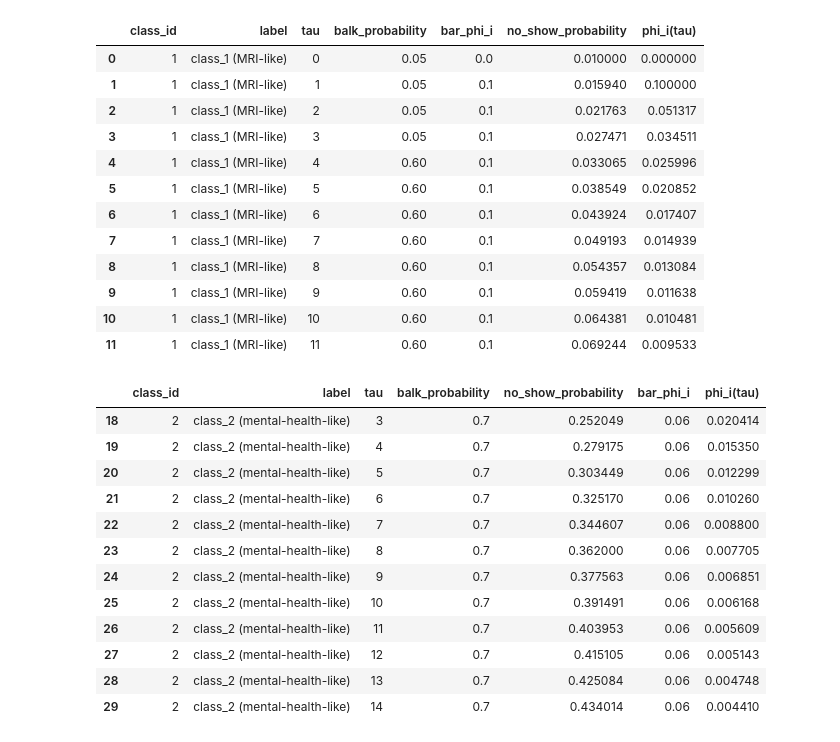
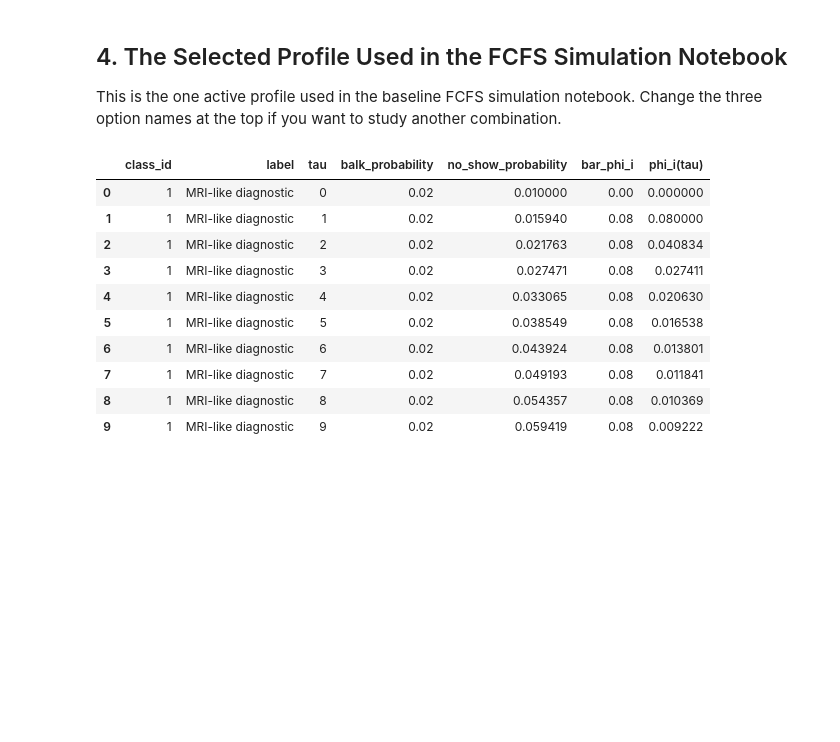
Before and after one commit to alexandre-sdd/research_cuimc_queuing, a Jupyter notebook: Notebooks/behavior_functions.ipynb, the cells around one changed output. Cells and saved outputs as stored; diff of their text form; code cells hidden in the pictures; blank space fills up the shorter version.

Commit message:
feat: rebuild note-aligned model and simulation notebooks

```diff
--- a/Notebooks/behavior_functions.ipynb
+++ b/Notebooks/behavior_functions.ipynb
@@ -142,0 +49,27 @@ BEHAVIOR_DF
+# %%
+TOTAL_LAMBDA = 0.24
+CLASS_1_SHARE = 7 / 12
+HORIZON_DAYS = 15
+
+SELECTED_BALKING = "step_access"
+SELECTED_CANCELLATION = "moderate"
+SELECTED_NO_SHOW = "source_aligned"
+
+CLASS_CONFIGS = make_two_class_classes(
+    total_lambda=TOTAL_LAMBDA,
+    class_1_share=CLASS_1_SHARE,
+    balking_option=SELECTED_BALKING,
+    cancellation_option=SELECTED_CANCELLATION,
+    no_show_option=SELECTED_NO_SHOW,
+)
+
+MODEL_SETUP = model_setup_frame(
+    total_lambda=TOTAL_LAMBDA,
+    class_1_share=CLASS_1_SHARE,
+    class_configs=CLASS_CONFIGS,
+    balking_option=SELECTED_BALKING,
+    cancellation_option=SELECTED_CANCELLATION,
+    no_show_option=SELECTED_NO_SHOW,
+)
+
+display(MODEL_SETUP)
@@ -143,44 +212,26 @@ BEHAVIOR_DF
+# %% [markdown]
+## 4. The Selected Profile Used in the FCFS Simulation Notebook
+
+This is the one active profile used in the baseline FCFS simulation notebook. Change the three option names at the top if you want to study another combination.
 # %%
-behavior_display_df = BEHAVIOR_DF.rename(
+SELECTED_PROFILE = behavior_profile_frame(CLASS_CONFIGS, horizon_days=HORIZON_DAYS).rename(
     columns={
         "tau_booked": "tau",
         "eventual_cancel_probability": "bar_phi_i",
         "daily_cancel_probability": "phi_i(tau)",
     }
 )
 
-display(
-    behavior_display_df.pivot_table(
-        index=["class_id", "label", "tau"],
-        values=["balk_probability", "no_show_probability", "bar_phi_i", "phi_i(tau)"],
-    ).reset_index().head(12)
-)
-
-behavior_display_df.tail(12)
+display(SELECTED_PROFILE.head(10))
 # %% [output]
-|  | class_id | label | tau | balk_probability | bar_phi_i | no_show_probability | phi_i(tau) |
-| 0 | 1 | class_1 (MRI-like) | 0 | 0.05 | 0.0 | 0.010000 | 0.000000 |
-| 1 | 1 | class_1 (MRI-like) | 1 | 0.05 | 0.1 | 0.015940 | 0.100000 |
-| 2 | 1 | class_1 (MRI-like) | 2 | 0.05 | 0.1 | 0.021763 | 0.051317 |
-| 3 | 1 | class_1 (MRI-like) | 3 | 0.05 | 0.1 | 0.027471 | 0.034511 |
-| 4 | 1 | class_1 (MRI-like) | 4 | 0.60 | 0.1 | 0.033065 | 0.025996 |
-| 5 | 1 | class_1 (MRI-like) | 5 | 0.60 | 0.1 | 0.038549 | 0.020852 |
-| 6 | 1 | class_1 (MRI-like) | 6 | 0.60 | 0.1 | 0.043924 | 0.017407 |
-| 7 | 1 | class_1 (MRI-like) | 7 | 0.60 | 0.1 | 0.049193 | 0.014939 |
-| 8 | 1 | class_1 (MRI-like) | 8 | 0.60 | 0.1 | 0.054357 | 0.013084 |
-| 9 | 1 | class_1 (MRI-like) | 9 | 0.60 | 0.1 | 0.059419 | 0.011638 |
-| 10 | 1 | class_1 (MRI-like) | 10 | 0.60 | 0.1 | 0.064381 | 0.010481 |
-| 11 | 1 | class_1 (MRI-like) | 11 | 0.60 | 0.1 | 0.069244 | 0.009533 |
+|  | class_id | label | tau | balk_probability | no_show_probability | bar_phi_i | phi_i(tau) |
+| 0 | 1 | MRI-like diagnostic | 0 | 0.02 | 0.010000 | 0.00 | 0.000000 |
+| 1 | 1 | MRI-like diagnostic | 1 | 0.02 | 0.015940 | 0.08 | 0.080000 |
+| 2 | 1 | MRI-like diagnostic | 2 | 0.02 | 0.021763 | 0.08 | 0.040834 |
+| 3 | 1 | MRI-like diagnostic | 3 | 0.02 | 0.027471 | 0.08 | 0.027411 |
+| 4 | 1 | MRI-like diagnostic | 4 | 0.02 | 0.033065 | 0.08 | 0.020630 |
+| 5 | 1 | MRI-like diagnostic | 5 | 0.02 | 0.038549 | 0.08 | 0.016538 |
+| 6 | 1 | MRI-like diagnostic | 6 | 0.02 | 0.043924 | 0.08 | 0.013801 |
+| 7 | 1 | MRI-like diagnostic | 7 | 0.02 | 0.049193 | 0.08 | 0.011841 |
+| 8 | 1 | MRI-like diagnostic | 8 | 0.02 | 0.054357 | 0.08 | 0.010369 |
+| 9 | 1 | MRI-like diagnostic | 9 | 0.02 | 0.059419 | 0.08 | 0.009222 |
-|  | class_id | label | tau | balk_probability | no_show_probability | bar_phi_i | phi_i(tau) |
-| 18 | 2 | class_2 (mental-health-like) | 3 | 0.7 | 0.252049 | 0.06 | 0.020414 |
-| 19 | 2 | class_2 (mental-health-like) | 4 | 0.7 | 0.279175 | 0.06 | 0.015350 |
-| 20 | 2 | class_2 (mental-health-like) | 5 | 0.7 | 0.303449 | 0.06 | 0.012299 |
-| 21 | 2 | class_2 (mental-health-like) | 6 | 0.7 | 0.325170 | 0.06 | 0.010260 |
-| 22 | 2 | class_2 (mental-health-like) | 7 | 0.7 | 0.344607 | 0.06 | 0.008800 |
-| 23 | 2 | class_2 (mental-health-like) | 8 | 0.7 | 0.362000 | 0.06 | 0.007705 |
-| 24 | 2 | class_2 (mental-health-like) | 9 | 0.7 | 0.377563 | 0.06 | 0.006851 |
-| 25 | 2 | class_2 (mental-health-like) | 10 | 0.7 | 0.391491 | 0.06 | 0.006168 |
-| 26 | 2 | class_2 (mental-health-like) | 11 | 0.7 | 0.403953 | 0.06 | 0.005609 |
-| 27 | 2 | class_2 (mental-health-like) | 12 | 0.7 | 0.415105 | 0.06 | 0.005143 |
-| 28 | 2 | class_2 (mental-health-like) | 13 | 0.7 | 0.425084 | 0.06 | 0.004748 |
-| 29 | 2 | class_2 (mental-health-like) | 14 | 0.7 | 0.434014 | 0.06 | 0.004410 |
```
Also changed, not shown: parts of 19 cells of this notebook, 5 other files.
